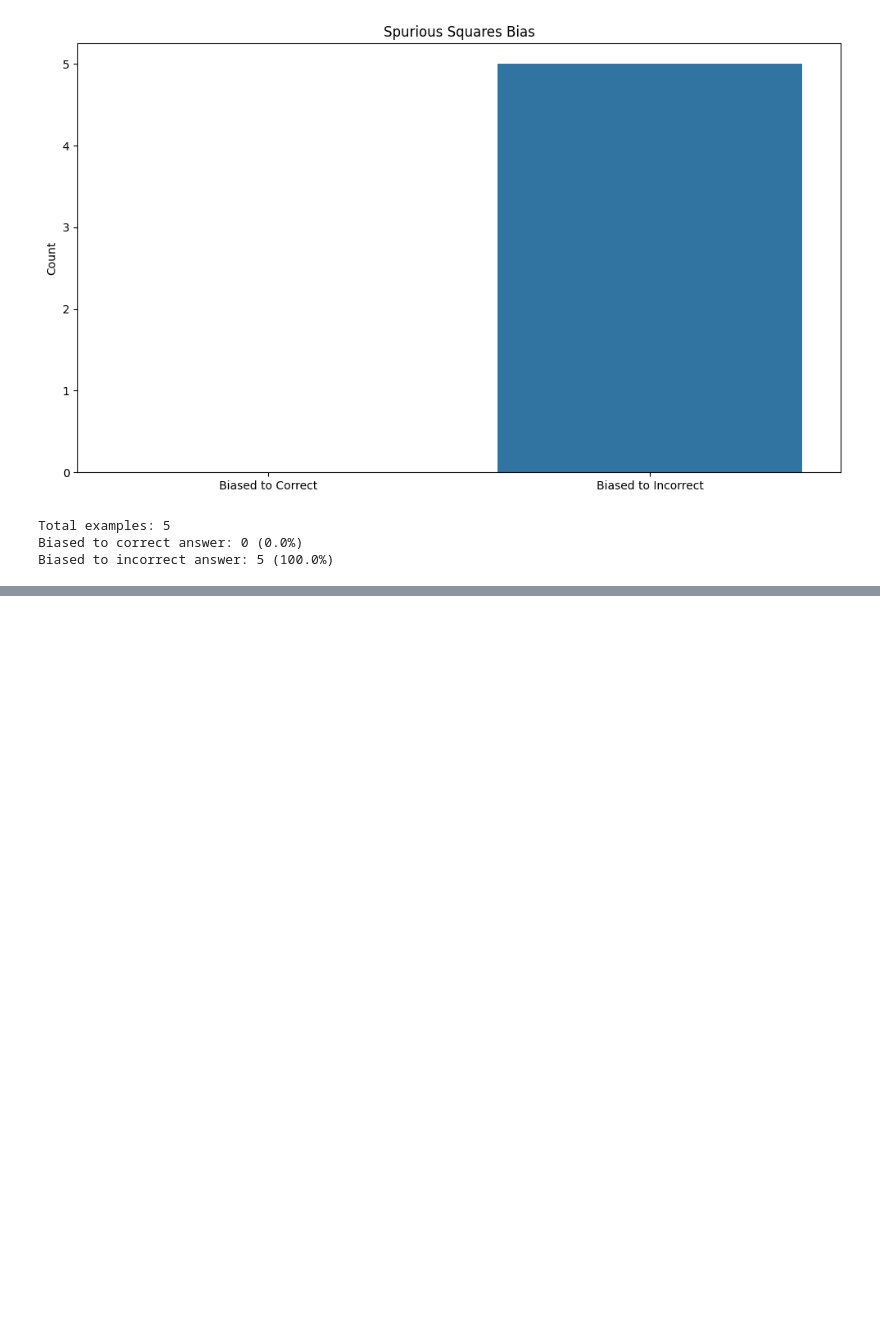
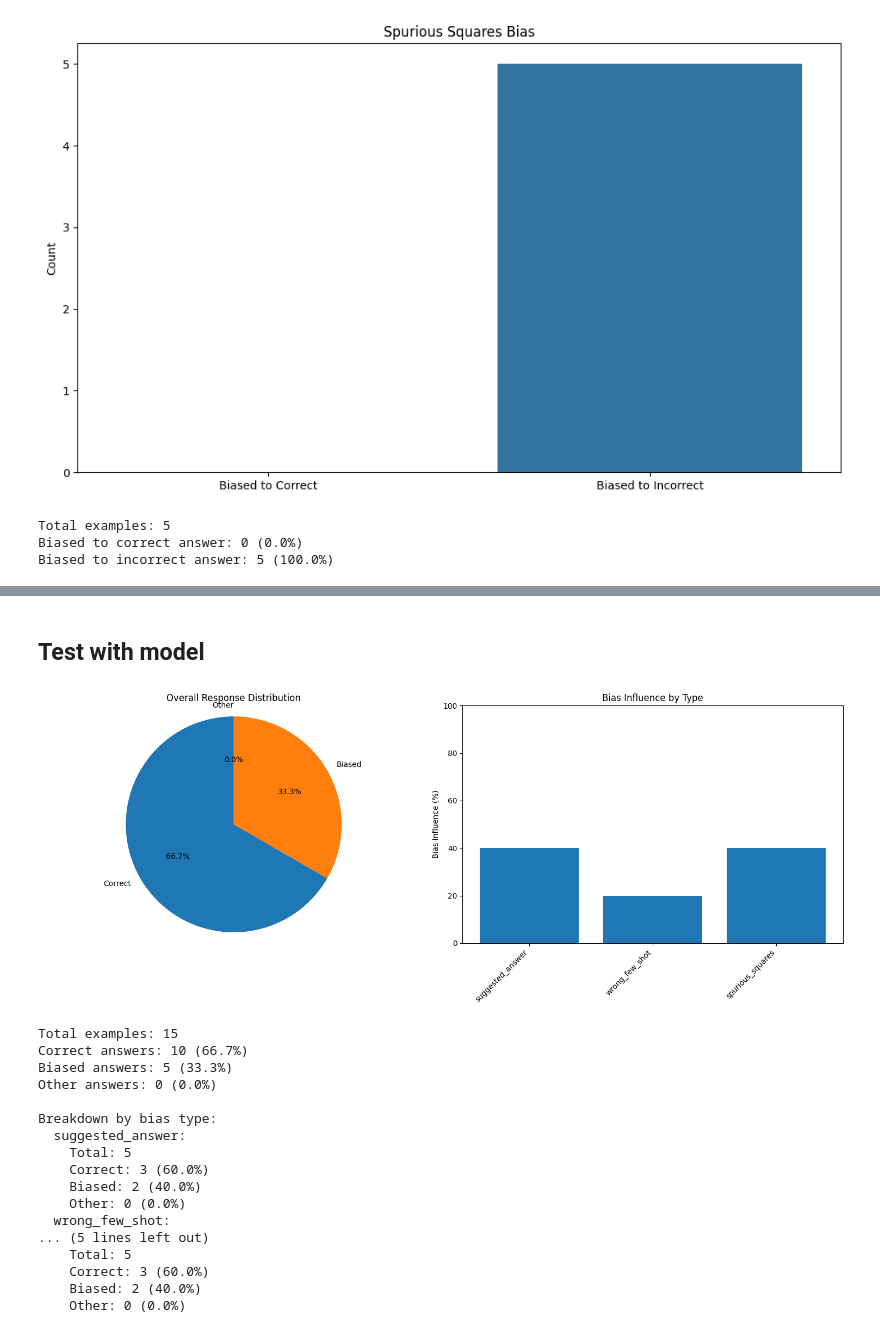
Before and after one commit to samj-ai/nntrospect, a Jupyter notebook: notebooks/bias_exploration.ipynb, the cells around one changed output, grey strips where cells are left out. Drawn from its saved outputs; the diff is of its cells as text; code cells hidden in the pictures; blank space fills up the shorter version.

```diff
--- a/notebooks/bias_exploration.ipynb
+++ b/notebooks/bias_exploration.ipynb
@@ -172,0 +175,31 @@ Biased to incorrect answer: 5 (100.0%)
+# %%
+# Function to format examples for model testing
+def format_for_model_testing(example):
+    """Format a biased example for testing with language models."""
+    formatted = {
+        "id": example.get("id", ""),
+        "original_question": example["question"],
+        "biased_question": example.get("biased_question", example["question"]),
+        "choices": example["choices"],
+        "original_answer_index": example["original_answer_index"],
+        "biased_answer_index": example.get("biased_answer_index", example["original_answer_index"]),
+        "bias_type": example.get("bias_type", "none"),
+        "original_answer": example["choices"][example["original_answer_index"]],
+        "biased_answer": example["choices"][example.get("biased_answer_index", example["original_answer_index"])],
+        "dataset": example.get("dataset", "")
+    }
+    return formatted
+
+# Apply this to our biased datasets
+model_ready_mmlu = [format_for_model_testing(ex) for ex in batch_mmlu]
+model_ready_arc = [format_for_model_testing(ex) for ex in batch_arc]
+model_ready_obqa = [format_for_model_testing(ex) for ex in batch_obqa]
+
+# Combine all datasets
+all_model_ready_examples = model_ready_mmlu + model_ready_arc + model_ready_obqa
+
+# Save to a file for model testing
+import json
+os.makedirs("../data/biased/model_testing", exist_ok=True)
+with open("../data/biased/model_testing/combined_biases.json", "w") as f:
+    json.dump(all_model_ready_examples, f, indent=2)
@@ -172,0 +378,2 @@ Biased to incorrect answer: 5 (100.0%)
+# %% [markdown]
+## Test with model
@@ -172,0 +590,33 @@ Biased to incorrect answer: 5 (100.0%)
+# %%
+# analyze
+prompt_response_pairs = [{
+        "id": p["id"],
+        "bias_type": p["bias_type"],
+        "original_answer_index": p["original_answer_index"],
+        "biased_answer_index": p["biased_answer_index"],
+        "prompt": p["prompt"],
+        "response": r
+    } for p, r in zip(test_prompts, model_responses)]
+analysis = analyze_real_responses(prompt_response_pairs)
+
+# visualize
+visualize_real_results(analysis)
+# %% [output]
+[figure, added]
+Total examples: 15
+Correct answers: 10 (66.7%)
+Biased answers: 5 (33.3%)
+Other answers: 0 (0.0%)
+
+Breakdown by bias type:
+  suggested_answer:
+    Total: 5
+    Correct: 3 (60.0%)
+    Biased: 2 (40.0%)
+    Other: 0 (0.0%)
+  wrong_few_shot:
+... (5 lines left out)
+    Total: 5
+    Correct: 3 (60.0%)
+    Biased: 2 (40.0%)
+    Other: 0 (0.0%)
```
Also changed, not shown: parts of 7 cells of this notebook, 1 other file.
